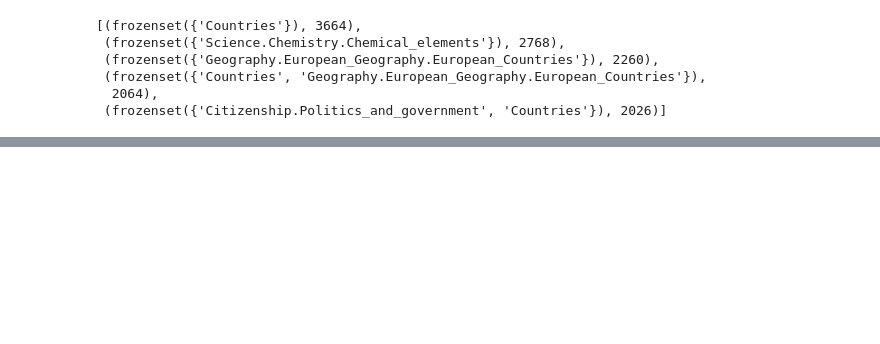
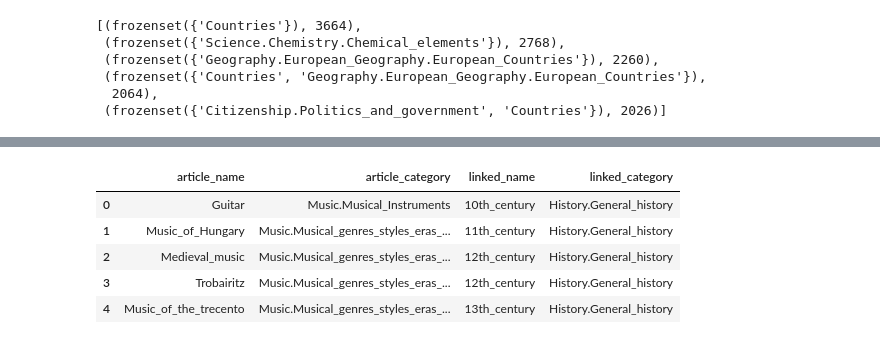
Before and after one commit to tomirendo/stdlib-data-analysis-, a Jupyter notebook: notebook.ipynb, the cells around one changed output, grey strips where cells are left out. Saved outputs shown, nothing was run; the diff lists cells and outputs as text; code cells hidden in the pictures; blank space fills up the shorter version.

```diff
--- a/notebook.ipynb
+++ b/notebook.ipynb
@@ -170,0 +182,10 @@ counter.most_common(5)
+# %%
+PrintableList(sorted([i for i in ls if i.article_category.startswith("Music")],
+                    key = lambda x:x.linked_name)[:5])
+# %% [output]
+|  | article_name | article_category | linked_name | linked_category |
+| 0 | Guitar | Music.Musical_Instruments | 10th_century | History.General_history |
+| 1 | Music_of_Hungary | Music.Musical_genres_styles_eras_... | 11th_century | History.General_history |
+| 2 | Medieval_music | Music.Musical_genres_styles_eras_... | 12th_century | History.General_history |
+| 3 | Trobairitz | Music.Musical_genres_styles_eras_... | 12th_century | History.General_history |
+| 4 | Music_of_the_trecento | Music.Musical_genres_styles_eras_... | 13th_century | History.General_history |
```
Also changed, not shown: parts of 10 cells of this notebook, 1 other file.
